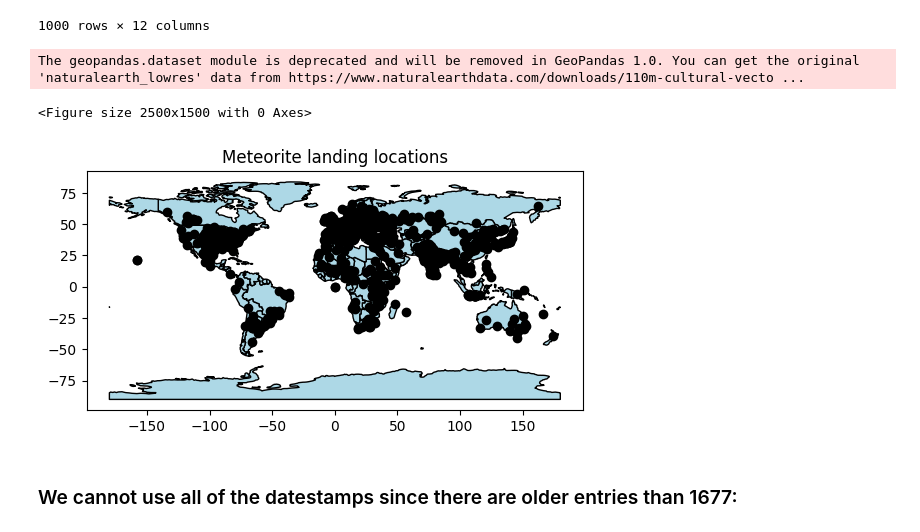
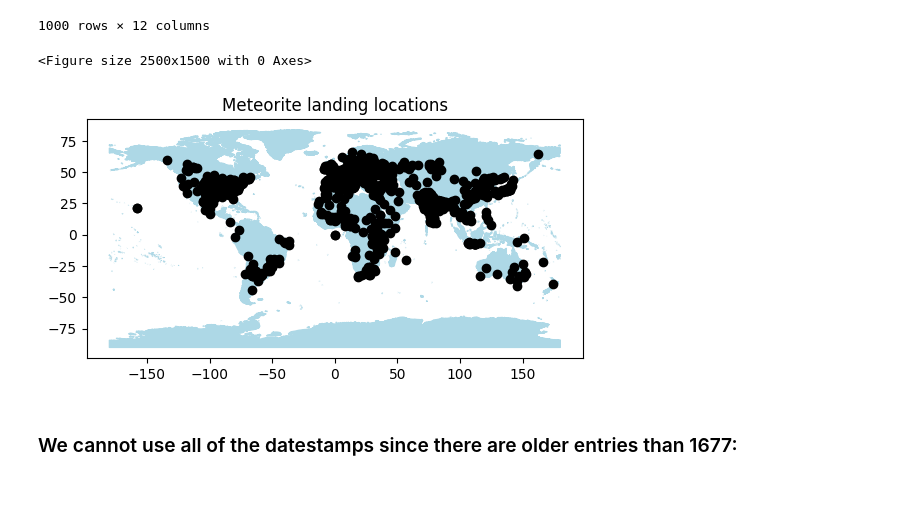
Before and after one commit to IevaF/SGT_Bootcamp_final_task, a Jupyter notebook: mysql.ipynb, the cells around one changed output. Saved outputs shown, nothing was run; the diff lists cells and outputs as text; code cells hidden in the pictures; blank space fills up the shorter version.

```diff
--- a/mysql.ipynb
+++ b/mysql.ipynb
@@ -200,20 +201,18 @@ df_geo
 | 999 | Boumdeid (2003) | 57168 | Valid | L6 | 190.0 | Fell | 2003-01-01 | 17.71067 | -11.37150 | ... |
 1000 rows × 12 columns
 # %%
-world_data = gpd.read_file(gpd.datasets.get_path('naturalearth_lowres'))
+world_data = gpd.read_file('ne_10m_admin_0_countries.shp')
-# %% [output]
-The geopandas.dataset module is deprecated and will be removed in GeoPandas 1.0. You can get the original 'naturalearth_lowres' data from https://www.naturalearthdata.com/downloads/110m-cultural-vecto ...
 # %%
 plt.figure(figsize=(25,15))
-axis = world_data.plot(color = 'lightblue', edgecolor = 'black')
+axis = world_data.plot(color = 'lightblue', edgecolor = 'lightblue')
 
 df_geo.plot(ax = axis, color = 'black')
 plt.title('Meteorite landing locations')
 
 plt.show()
 # %% [output]
 <Figure size 2500x1500 with 0 Axes>
-[figure, old version]
+[figure, new version]
 # %% [markdown]
 ### We cannot use all of the datestamps since there are older entries than 1677:
 # %%
```
Also changed, not shown: parts of 1 cell of this notebook, 6 other files.
